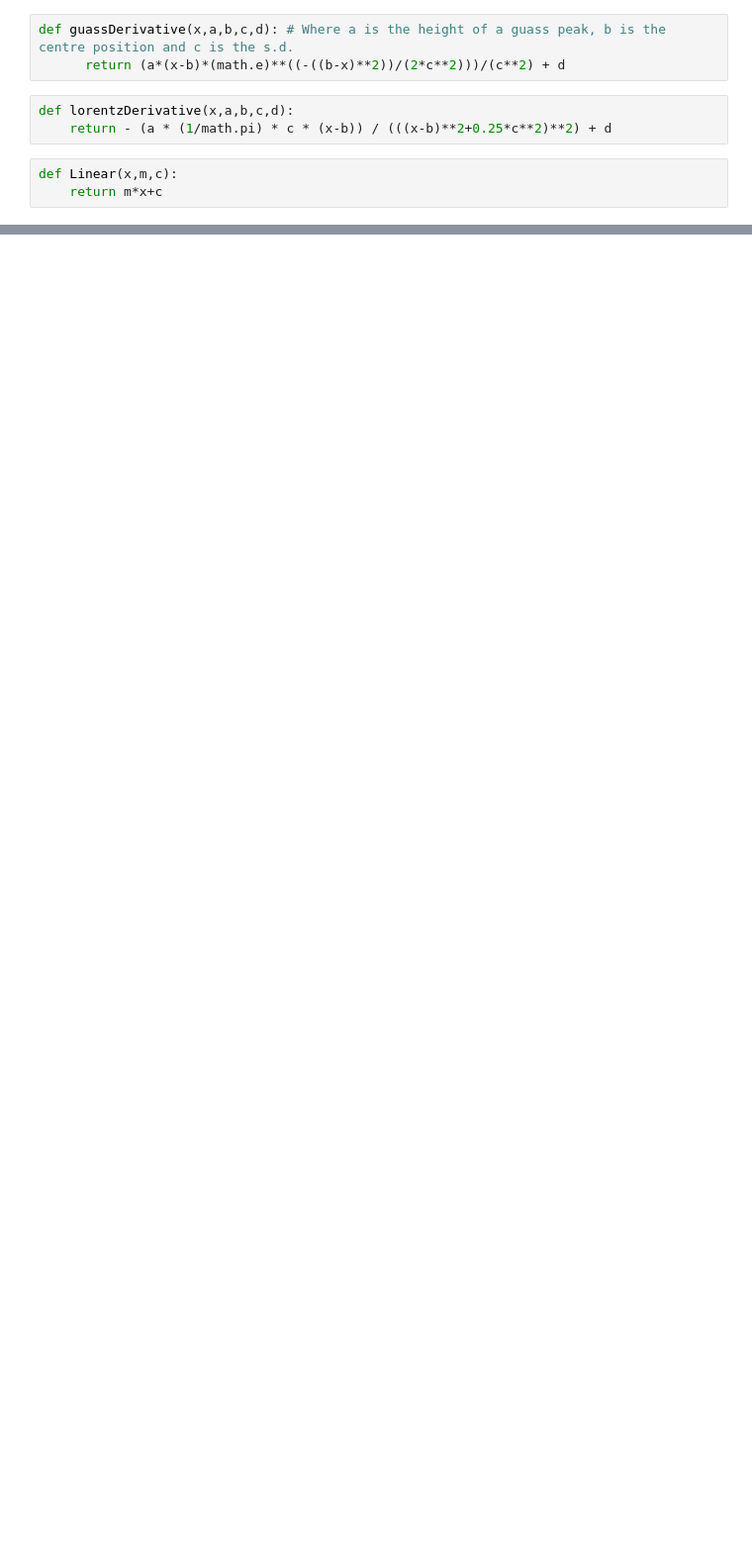
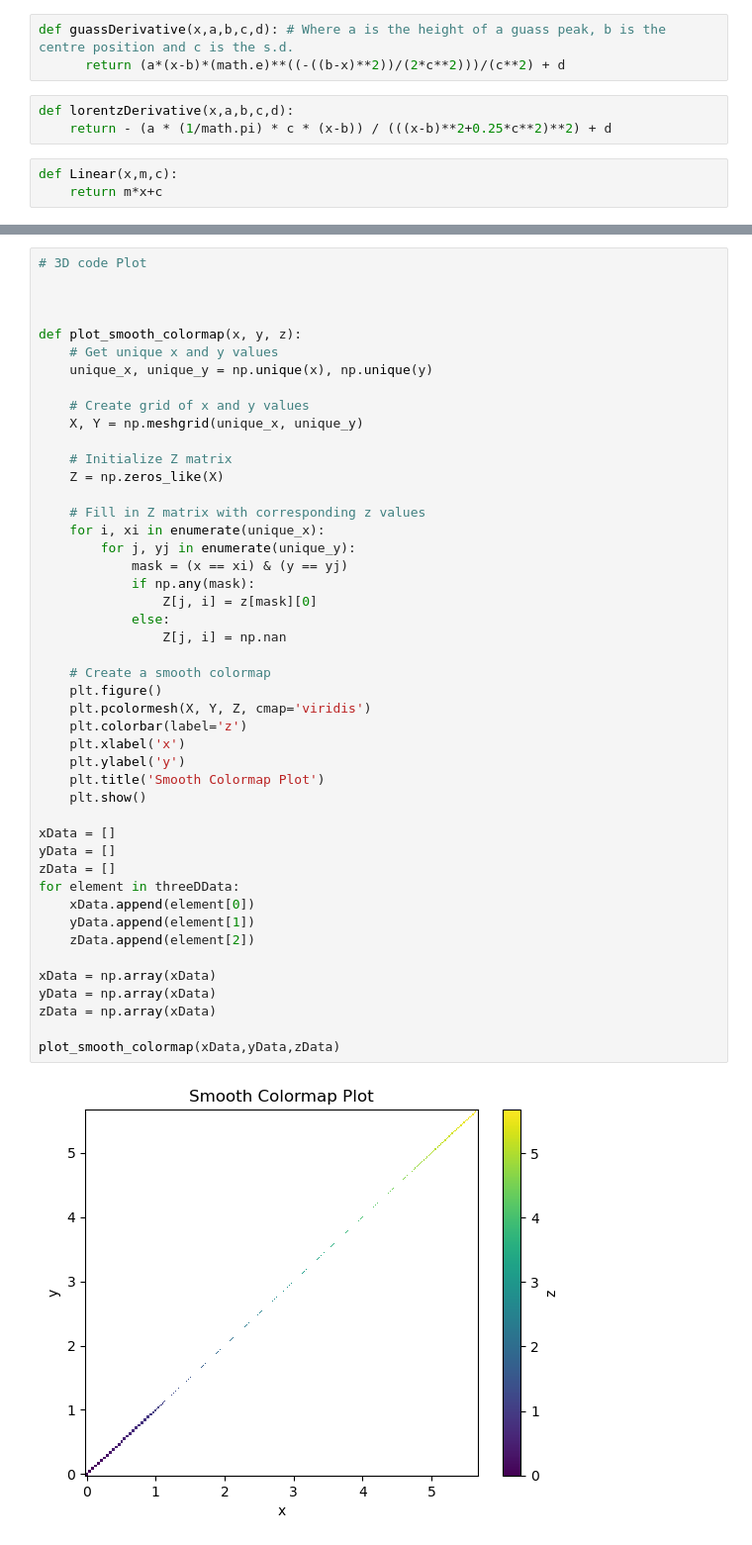
Before and after one commit to matsr22/Phys-382-EPR, a Jupyter notebook: Lock-In data/Data Analysis Jupyter.ipynb, the cells around one changed output, grey strips where cells are left out. Shown at 99% size. Drawn from its saved outputs; the diff is of its cells as text; blank space fills up the shorter version.

```diff
--- a/Lock-In data/Data Analysis Jupyter.ipynb
+++ b/Lock-In data/Data Analysis Jupyter.ipynb
@@ -127,2 +132,50 @@ plt.show()
 ... (18 outputs left out)
+# %%
+# 3D code Plot
+
+
+
+def plot_smooth_colormap(x, y, z):
+    # Get unique x and y values
+    unique_x, unique_y = np.unique(x), np.unique(y)
+
+    # Create grid of x and y values
+    X, Y = np.meshgrid(unique_x, unique_y)
+
+    # Initialize Z matrix
+    Z = np.zeros_like(X)
+
+    # Fill in Z matrix with corresponding z values
+    for i, xi in enumerate(unique_x):
+        for j, yj in enumerate(unique_y):
+            mask = (x == xi) & (y == yj)
+            if np.any(mask):
+                Z[j, i] = z[mask][0]
+            else:
+                Z[j, i] = np.nan
+
+    # Create a smooth colormap
+    plt.figure()
+    plt.pcolormesh(X, Y, Z, cmap='viridis')
+    plt.colorbar(label='z')
+    plt.xlabel('x')
+    plt.ylabel('y')
+    plt.title('Smooth Colormap Plot')
+    plt.show()
+
+xData = []
+yData = []
+zData = []
+for element in threeDData:
+    xData.append(element[0])
+    yData.append(element[1])
+    zData.append(element[2])
+
+xData = np.array(xData)
+yData = np.array(xData)
+zData = np.array(xData)
+
+plot_smooth_colormap(xData,yData,zData)
+# %% [output]
+[figure, added]
 # %%
```
Also changed, not shown: parts of 3 cells of this notebook, 1 other file.
